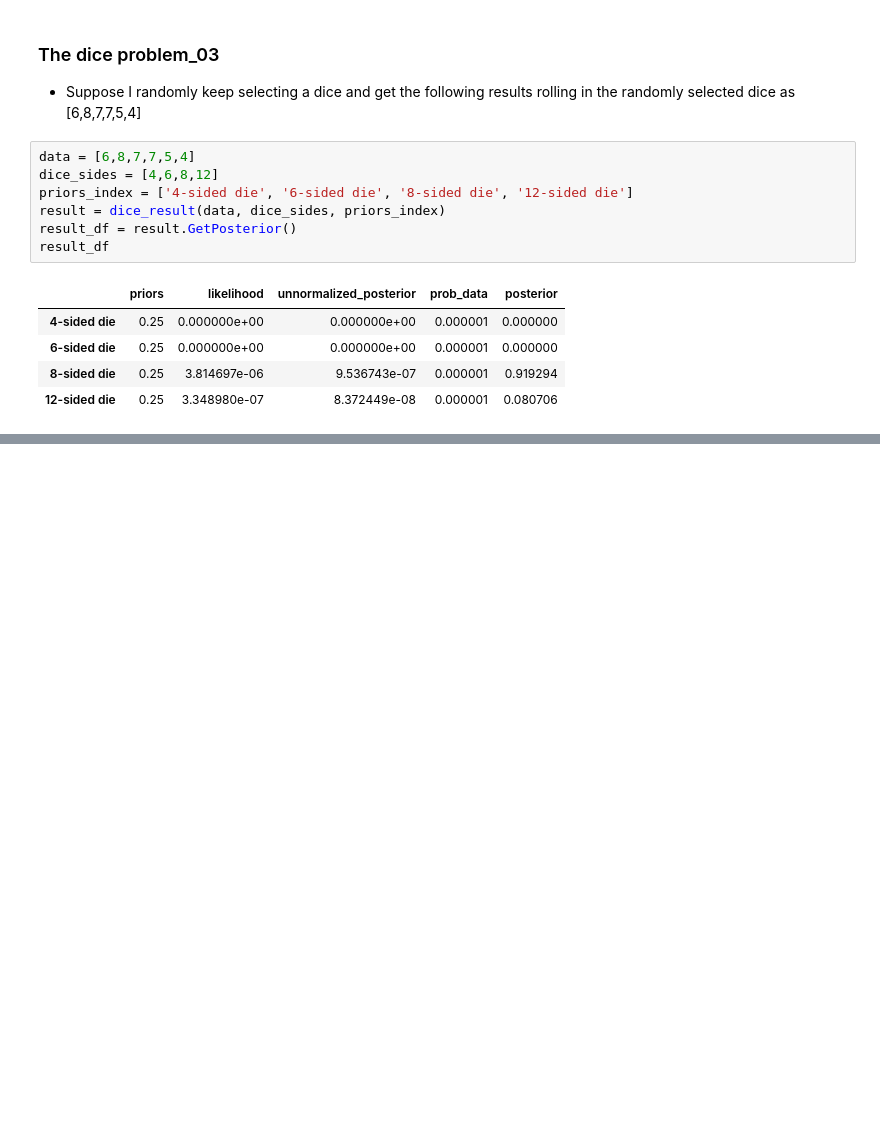
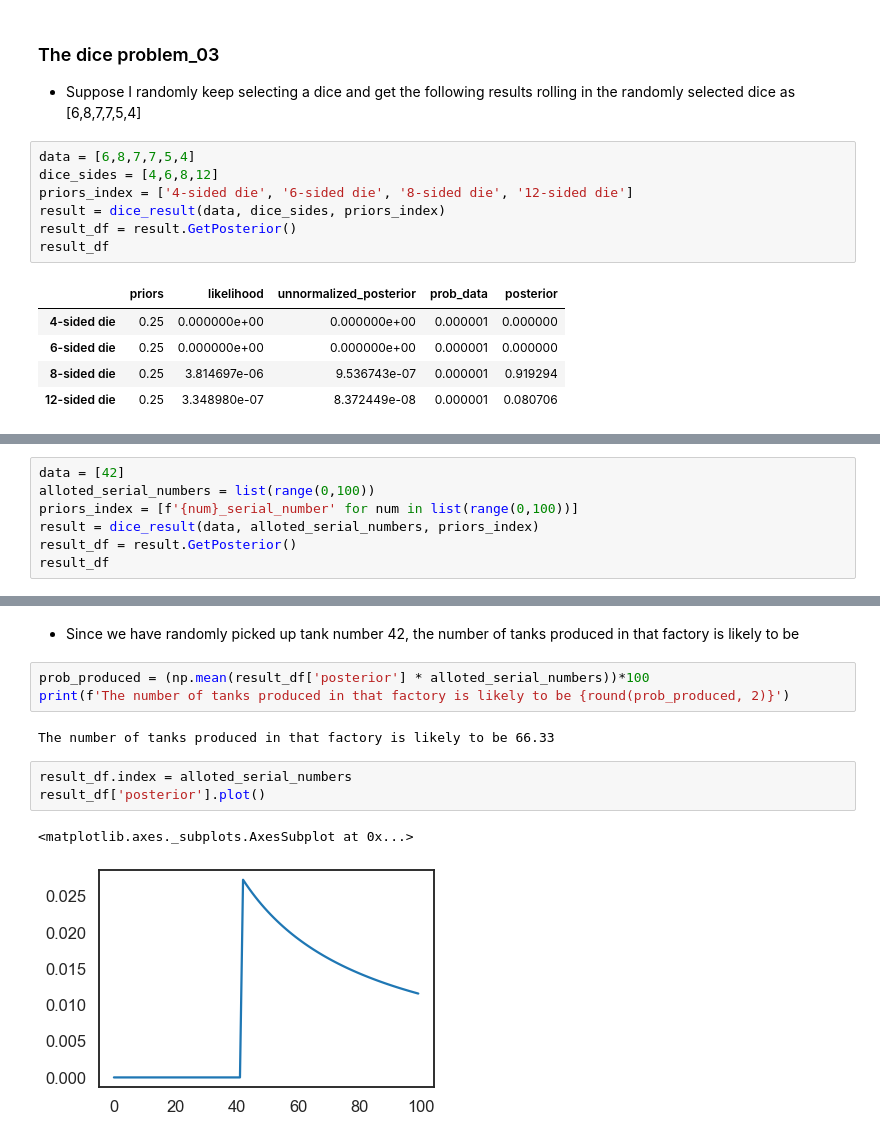
Before and after one commit to arjunjanamatti/open_cv_from_freecodecamp, a Jupyter notebook: bayesian_made_simple/dice_01.ipynb, the cells around one changed output, grey strips where cells are left out. Cells and saved outputs as stored; diff of their text form; blank space fills up the shorter version.

Commit message:
completed dice problem

```diff
--- a/bayesian_made_simple/dice_01.ipynb
+++ b/bayesian_made_simple/dice_01.ipynb
@@ -114,0 +121,7 @@ result_df
+# %%
+data = [42]
+alloted_serial_numbers = list(range(0,100))
+priors_index = [f'{num}_serial_number' for num in list(range(0,100))]
+result = dice_result(data, alloted_serial_numbers, priors_index)
+result_df = result.GetPosterior()
+result_df
@@ -114,0 +142,13 @@ result_df
+# %% [markdown]
+* Since we have randomly picked up tank number 42, the number of tanks produced in that factory is likely to be
+# %%
+prob_produced = (np.mean(result_df['posterior'] * alloted_serial_numbers))*100
+print(f'The number of tanks produced in that factory is likely to be {round(prob_produced, 2)}')
+# %% [output]
+The number of tanks produced in that factory is likely to be 66.33
+# %%
+result_df.index = alloted_serial_numbers
+result_df['posterior'].plot()
+# %% [output]
+<matplotlib.axes._subplots.AxesSubplot at 0x...>
+[figure, added]
```
Also changed, not shown: parts of 8 cells of this notebook.
